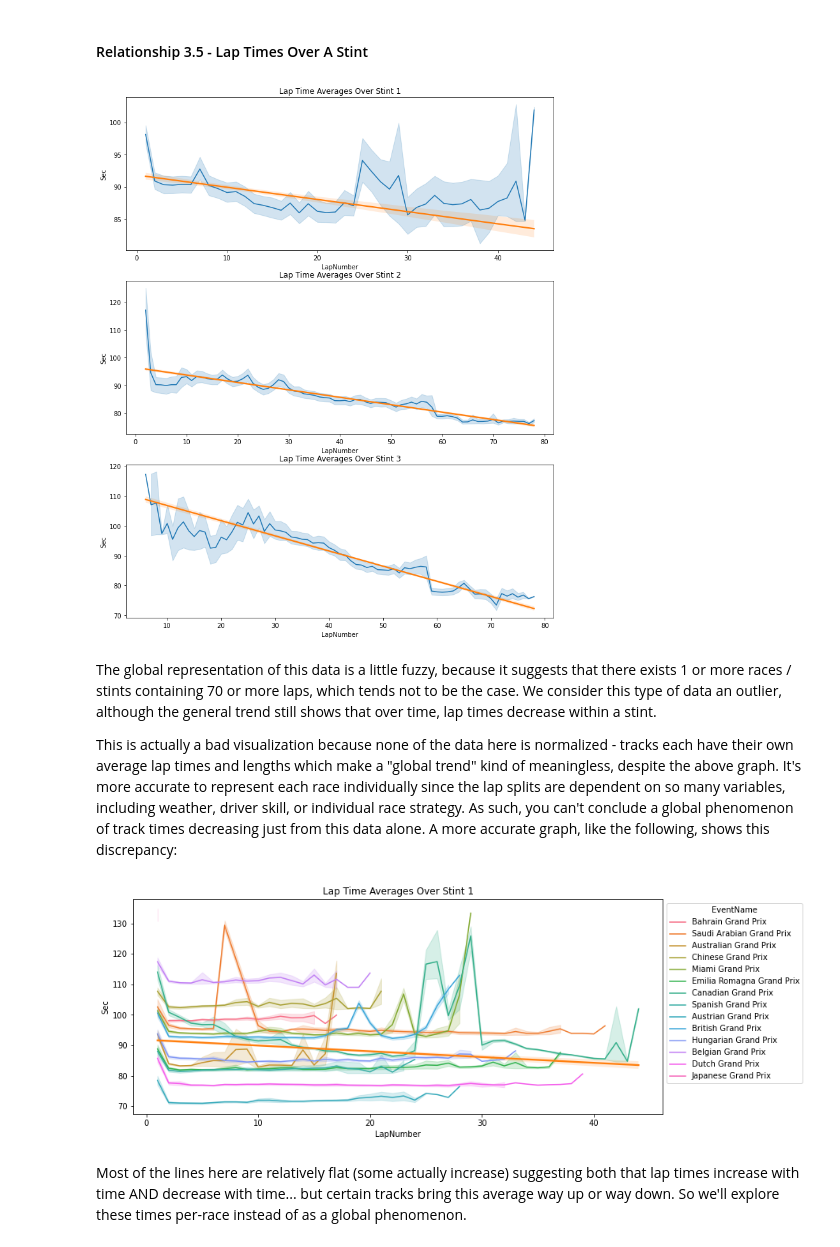
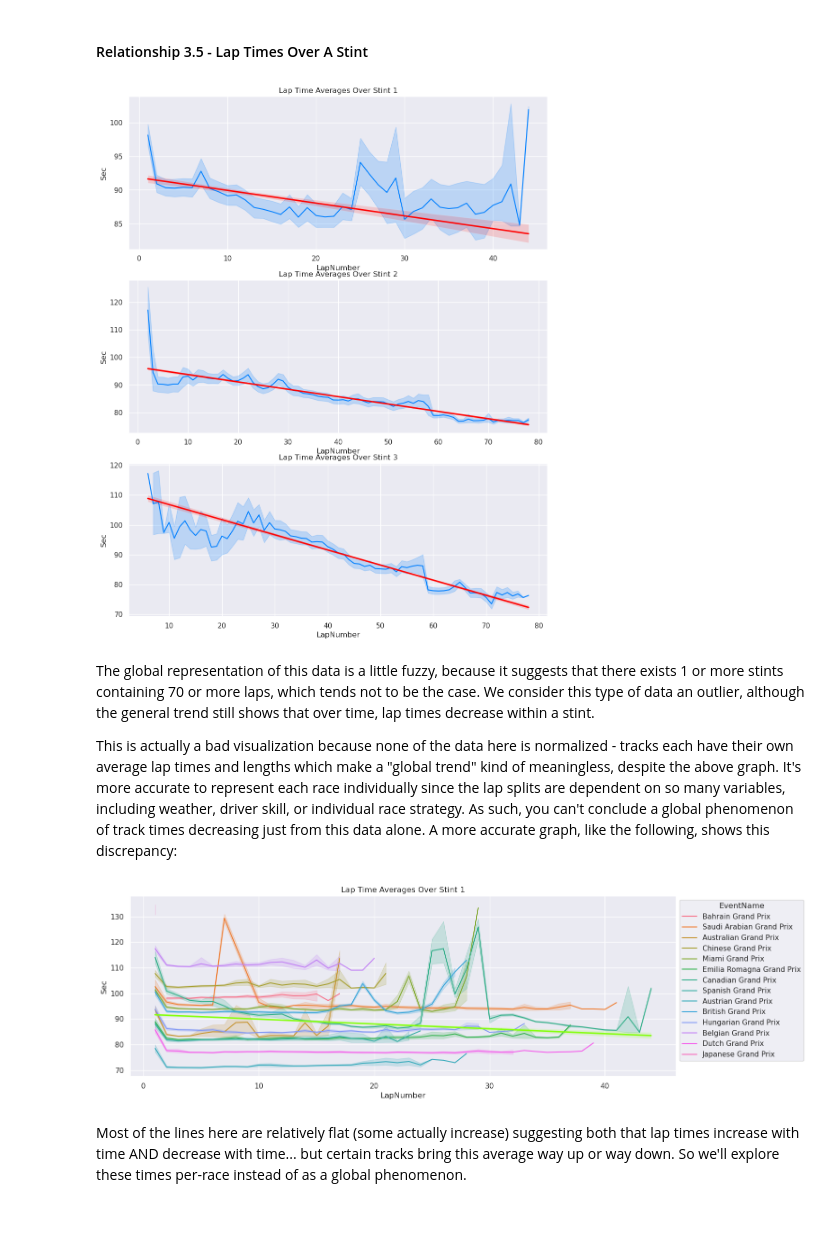
Before and after one commit to MyNameIsCalvinDavis/Data-Science, a Jupyter notebook: F1/F1.ipynb, the cells around one changed output. Drawn from its saved outputs; the diff is of its cells as text; code cells hidden in the pictures; blank space fills up the shorter version.

Commit message:
Fix python vers errors & fix lots of little bugs from version diffs

```diff
--- a/F1/F1.ipynb
+++ b/F1/F1.ipynb
@@ -13,11 +15,15 @@ import matplotlib.pyplot as plt
 import matplotlib.gridspec as gridspec
 import numpy as np
 import seaborn as sns
+from seaborn import objects as so
 import matplotlib.transforms as mtrans
 from summary import summary_summary
 import datetime
 
 pd.set_option('display.float_format', lambda x: '%.4f' % x)
+
+sns.set_theme(palette="gist_ncar")
+# so.Plot.config.theme.update(palette="CMRmap")
 
 # Add the project root to sys.path
 notebook_dir = os.path.dirname(os.path.abspath('F1.ipynb'))
@@ -963,30 +952,30 @@ sns.lineplot(data=lapsg[lapsg["Stint"] == 1], y="Sec", x="LapNumber", ax=ax1)
 sns.lineplot(data=lapsg[lapsg["Stint"] == 2], y="Sec", x="LapNumber", ax=ax2)
 sns.lineplot(data=lapsg[lapsg["Stint"] == 3], y="Sec", x="LapNumber", ax=ax3)
 
-sns.regplot(y="Sec", x="LapNumber", data=lapsg[lapsg["Stint"] == 1], ax=ax1, scatter=False);
-sns.regplot(y="Sec", x="LapNumber", data=lapsg[lapsg["Stint"] == 2], ax=ax2, scatter=False);
-sns.regplot(y="Sec", x="LapNumber", data=lapsg[lapsg["Stint"] == 3], ax=ax3, scatter=False);
+sns.regplot(y="Sec", x="LapNumber", data=lapsg[lapsg["Stint"] == 1], ax=ax1, scatter=False, color="Red");
+sns.regplot(y="Sec", x="LapNumber", data=lapsg[lapsg["Stint"] == 2], ax=ax2, scatter=False, color="Red");
+sns.regplot(y="Sec", x="LapNumber", data=lapsg[lapsg["Stint"] == 3], ax=ax3, scatter=False, color="Red");
 # %% [output]
-[figure, old version]
+[figure, new version]
 # %% [markdown]
-The global representation of this data is a little fuzzy, because it suggests that there exists 1 or more races / stints containing 70 or more laps, which tends not to be the case. We consider this type of data an outlier, although the general trend still shows that over time, lap times decrease within a stint.
+The global representation of this data is a little fuzzy, because it suggests that there exists 1 or more stints containing 70 or more laps, which tends not to be the case. We consider this type of data an outlier, although the general trend still shows that over time, lap times decrease within a stint.
 
 This is actually a bad visualization because none of the data here is normalized - tracks each have their own average lap times and lengths which make  a "global trend" kind of meaningless, despite the above graph. It's more accurate to represent each race individually since the lap splits are dependent on so many variables, including weather, driver skill, or individual race strategy. As such, you can't conclude a global phenomenon of track times decreasing just from this data alone. A more accurate graph, like the following, shows this discrepancy:
 # %%
 lapsg = laps_raw[["Driver", "Sec", "LapNumber", "Stint", "EventName"]]
 lapsg = lapsg[lapsg["Sec"] < lapsg["Sec"].quantile(0.99)]
 lapsg = lapsg.groupby(["Driver", "Stint"]).apply(lambda x: x.iloc[1:-1])
-fig = plt.figure(figsize=(12,5))
+fig = plt.figure(figsize=(15,5))
 gs = gridspec.GridSpec(1,1, hspace=0.20)#, right=0.48, wspace=0.05)
 ax1 = fig.add_subplot(gs[0,0])
 
 ax1.set_title("Lap Time Averages Over Stint 1")
 
 sns.lineplot(data=lapsg[lapsg["Stint"] == 1], y="Sec", x="LapNumber", hue="EventName", ax=ax1)
 sns.regplot(y="Sec", x="LapNumber", data=lapsg[lapsg["Stint"] == 1], ax=ax1, scatter=False);
 sns.move_legend(ax1, "upper left", bbox_to_anchor=(1, 1))
 # %% [output]
-[figure, old version]
+[figure, new version]
 # %% [markdown]
 Most of the lines here are relatively flat (some actually increase) suggesting both that lap times increase with time AND decrease with time... but certain tracks bring this average way up or way down. So we'll explore these times per-race instead of as a global phenomenon.
 # %% [markdown]
```
Also changed, not shown: parts of 39 cells of this notebook.
